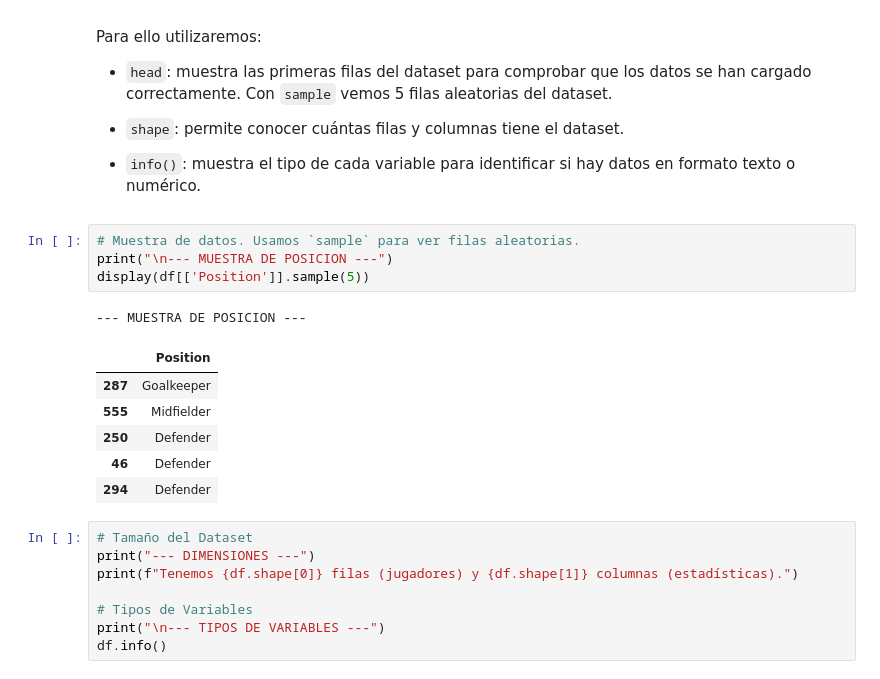
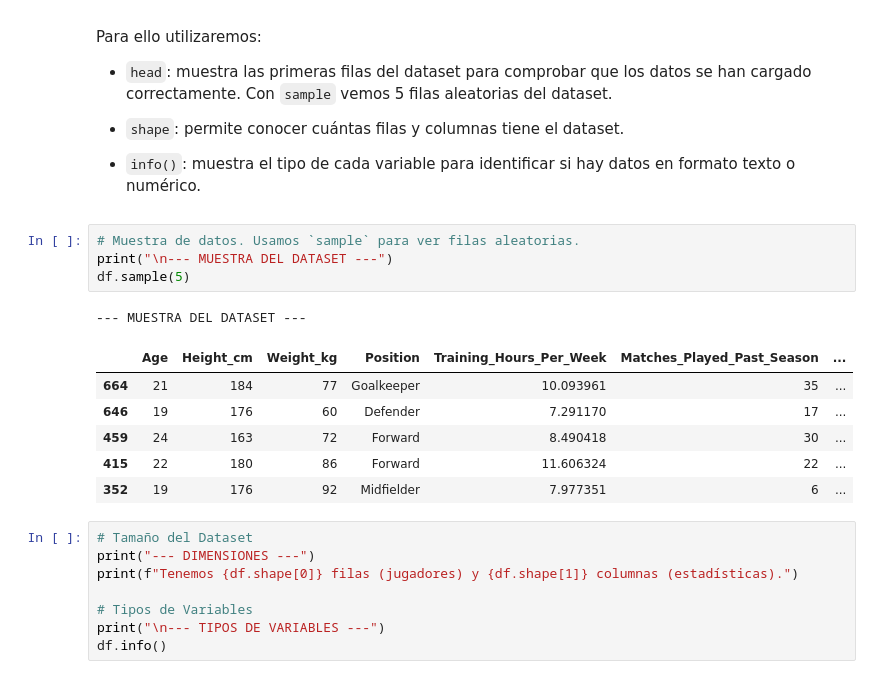
Before and after one commit to fisiondurance/Master-IA-Universidad-Europea-25-26, a Jupyter notebook: MACHINE LEARNING SUPERVISADO.ipynb, the cells around one changed output. Saved outputs shown, nothing was run; the diff lists cells and outputs as text.

```diff
--- a/MACHINE LEARNING SUPERVISADO.ipynb
+++ b/MACHINE LEARNING SUPERVISADO.ipynb
@@ -67,16 +67,16 @@ Para ello utilizaremos:
 * `info()`: muestra el tipo de cada variable para identificar si hay datos en formato texto o numérico.
 # %%
 # Muestra de datos. Usamos `sample` para ver filas aleatorias.
-print("\n--- MUESTRA DE POSICION ---")
-display(df[['Position']].sample(5))
+print("\n--- MUESTRA DEL DATASET ---")
+df.sample(5)
 # %% [output]
---- MUESTRA DE POSICION ---
+--- MUESTRA DEL DATASET ---
-|  | Position |
-| 287 | Goalkeeper |
-| 555 | Midfielder |
-| 250 | Defender |
-| 46 | Defender |
-| 294 | Defender |
+|  | Age | Height_cm | Weight_kg | Position | Training_Hours_Per_Week | Matches_Played_Past_Season | ... |
+| 664 | 21 | 184 | 77 | Goalkeeper | 10.093961 | 35 | ... |
+| 646 | 19 | 176 | 60 | Defender | 7.291170 | 17 | ... |
+| 459 | 24 | 163 | 72 | Forward | 8.490418 | 30 | ... |
+| 415 | 22 | 180 | 86 | Forward | 11.606324 | 22 | ... |
+| 352 | 19 | 176 | 92 | Midfielder | 7.977351 | 6 | ... |
 # %%
 # Tamaño del Dataset
 print("--- DIMENSIONES ---")
```
Also changed, not shown: parts of 2 cells of this notebook.
